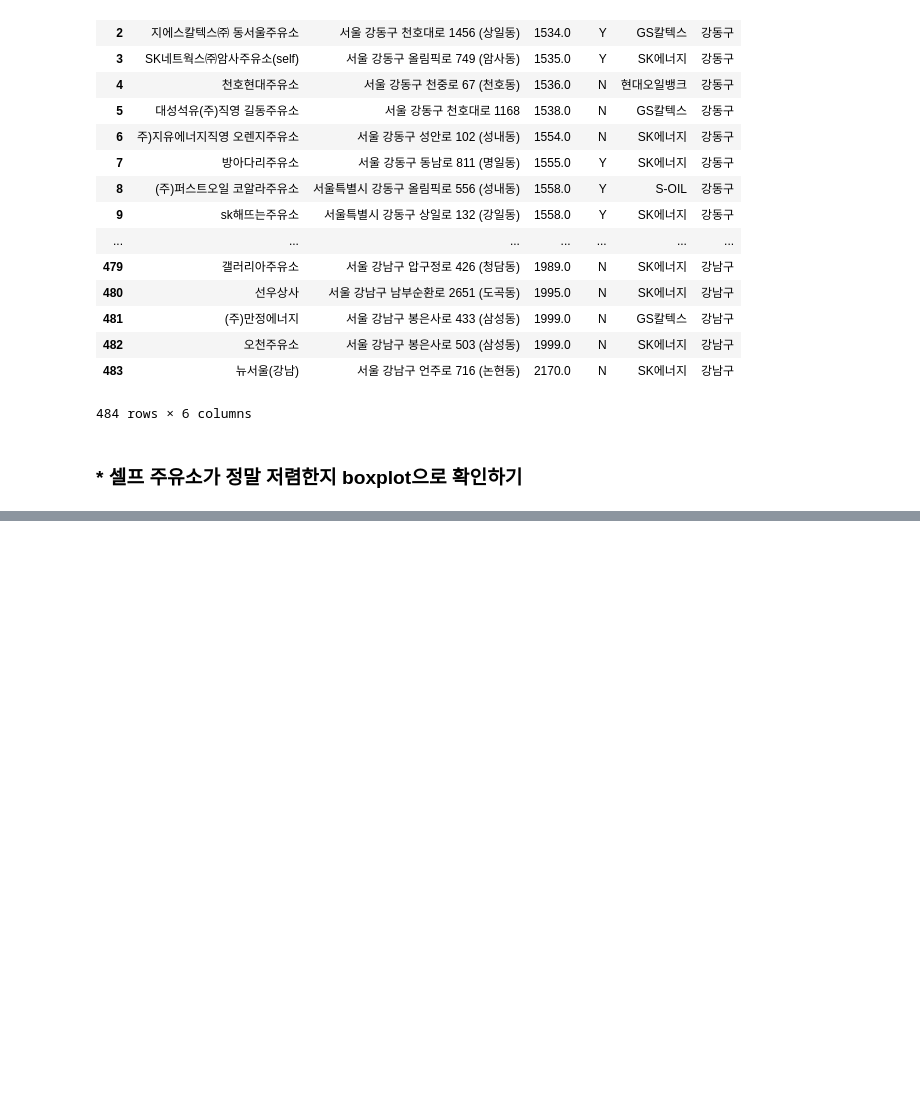
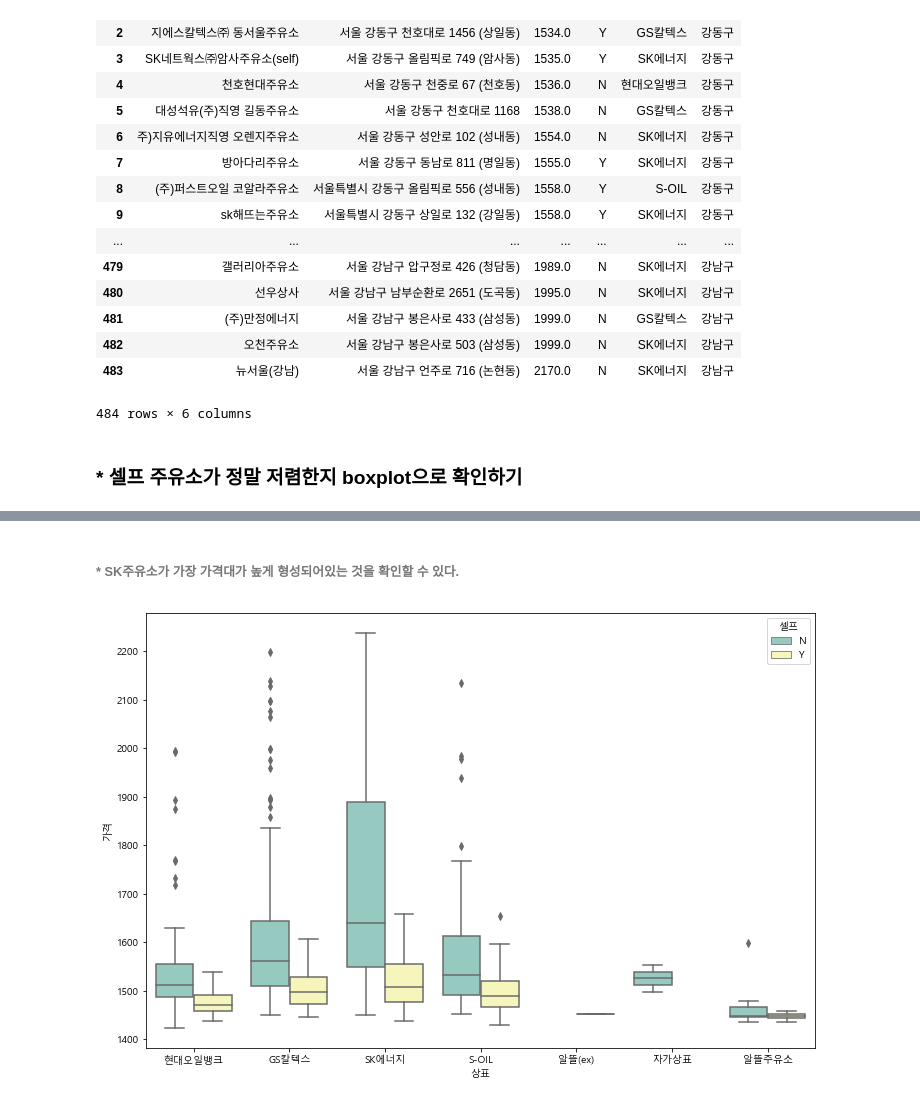
Before and after one commit to leebaek/python_data_analysis, a Jupyter notebook: 셀프 주유소는 정말 저렴할까/셀프 주유소는 정말 저렴한가.ipynb, the cells around one changed output, grey strips where cells are left out. Cells and saved outputs as stored; diff of their text form; code cells hidden in the pictures; blank space fills up the shorter version.

```diff
--- a/셀프 주유소는 정말 저렴할까/셀프 주유소는 정말 저렴한가.ipynb
+++ b/셀프 주유소는 정말 저렴할까/셀프 주유소는 정말 저렴한가.ipynb
@@ -254,0 +259,8 @@ stations
+# %% [markdown]
+###### * SK주유소가 가장 가격대가 높게 형성되어있는 것을 확인할 수 있다.
+# %%
+plt.figure(figsize=(12,8))
+sns.boxplot(x="상표", y="가격", hue="셀프", data=stations, palette="Set3")
+plt.show()
+# %% [output]
+[figure, added]
```
Also changed, not shown: parts of 24 cells of this notebook, 1 other file.
